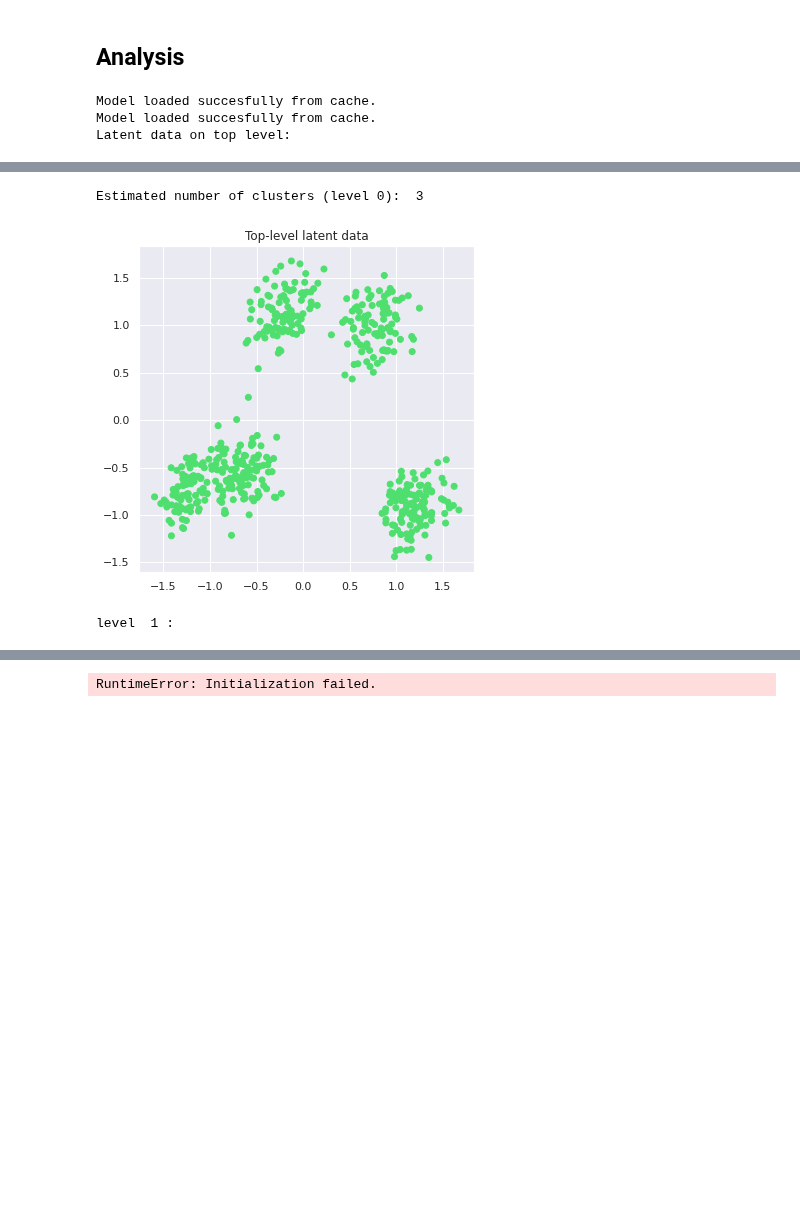
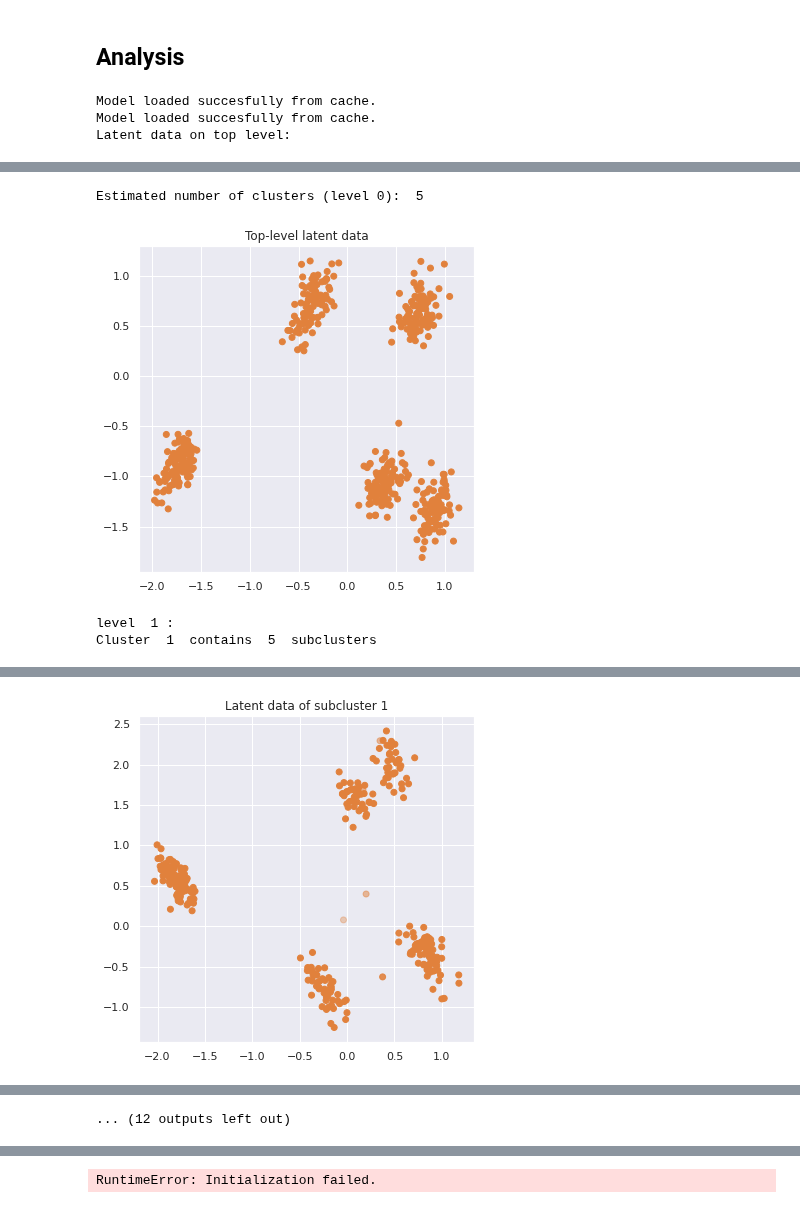
Before and after one commit to tobias-beers/RNA_visualization, a Jupyter notebook: Code/PyStan/Hierarchical_model_Splatter.ipynb, the cells around one changed output, grey strips where cells are left out. Cells and saved outputs as stored; diff of their text form; code cells hidden in the pictures; blank space fills up the shorter version.

```diff
--- a/Code/PyStan/Hierarchical_model_Splatter.ipynb
+++ b/Code/PyStan/Hierarchical_model_Splatter.ipynb
@@ -212,7 +212,7 @@ adjusted_rand_score(labels, labels_test)
 ## Analysis
 # %%
 model = hierarchical_model()
-latent, cats_per_lvl, probs = model.fit(data, max_depth=5, k_max=3)
+latent, cats_per_lvl, probs = model.fit(data, max_depth=5, k_max=5)
 # %% [output]
 Model loaded succesfully from cache.
 Model loaded succesfully from cache.
@@ -222,3 +222,4 @@ To run all diagnostics call pystan.check_hmc_diagnostics(fit)
-Estimated number of clusters (level 0):  3
+Estimated number of clusters (level 0):  5
-[figure, old version]
+[figure, new version]
 level  1 :
+Cluster  1  contains  5  subclusters
@@ -224,0 +228 @@ level  1 :
+[figure, added]
@@ -224,0 +234 @@ level  1 :
+... (12 outputs left out)
```
Also changed, not shown: parts of 42 cells of this notebook, 11 other files.
